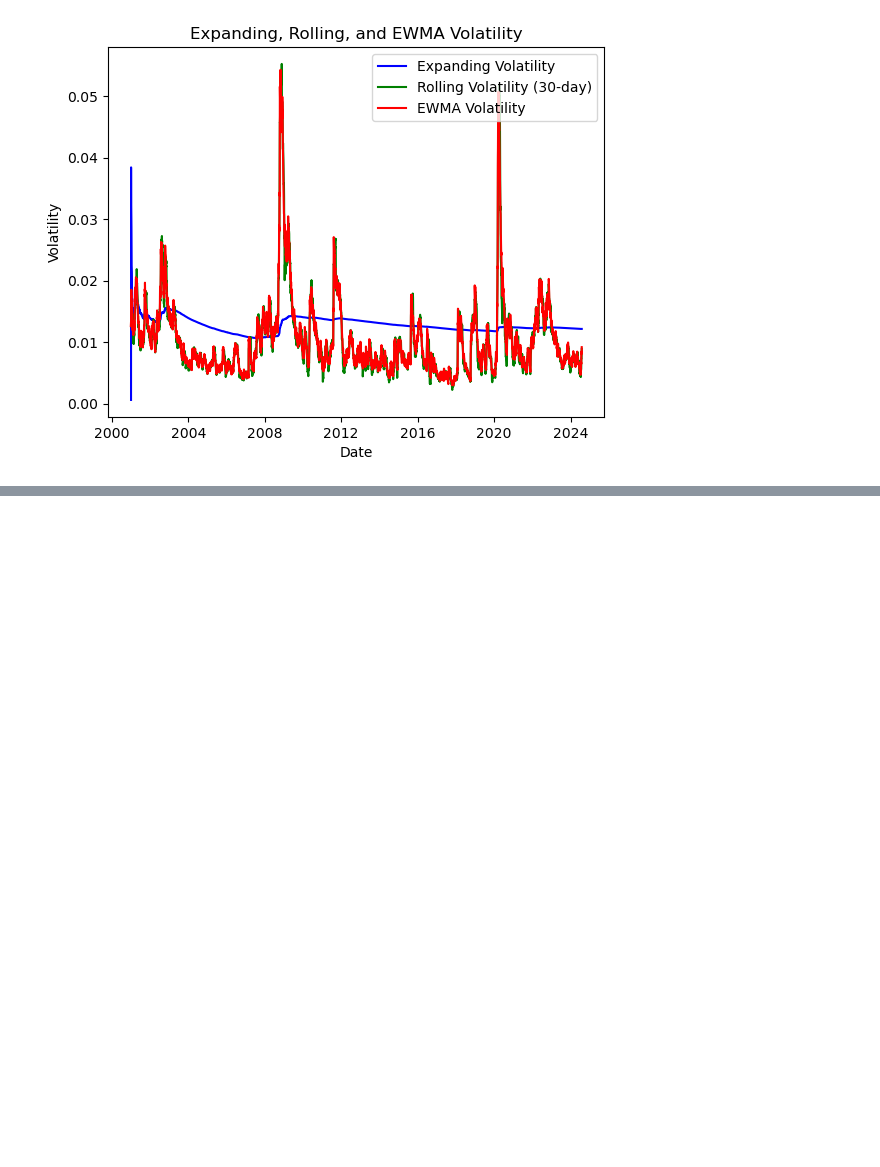
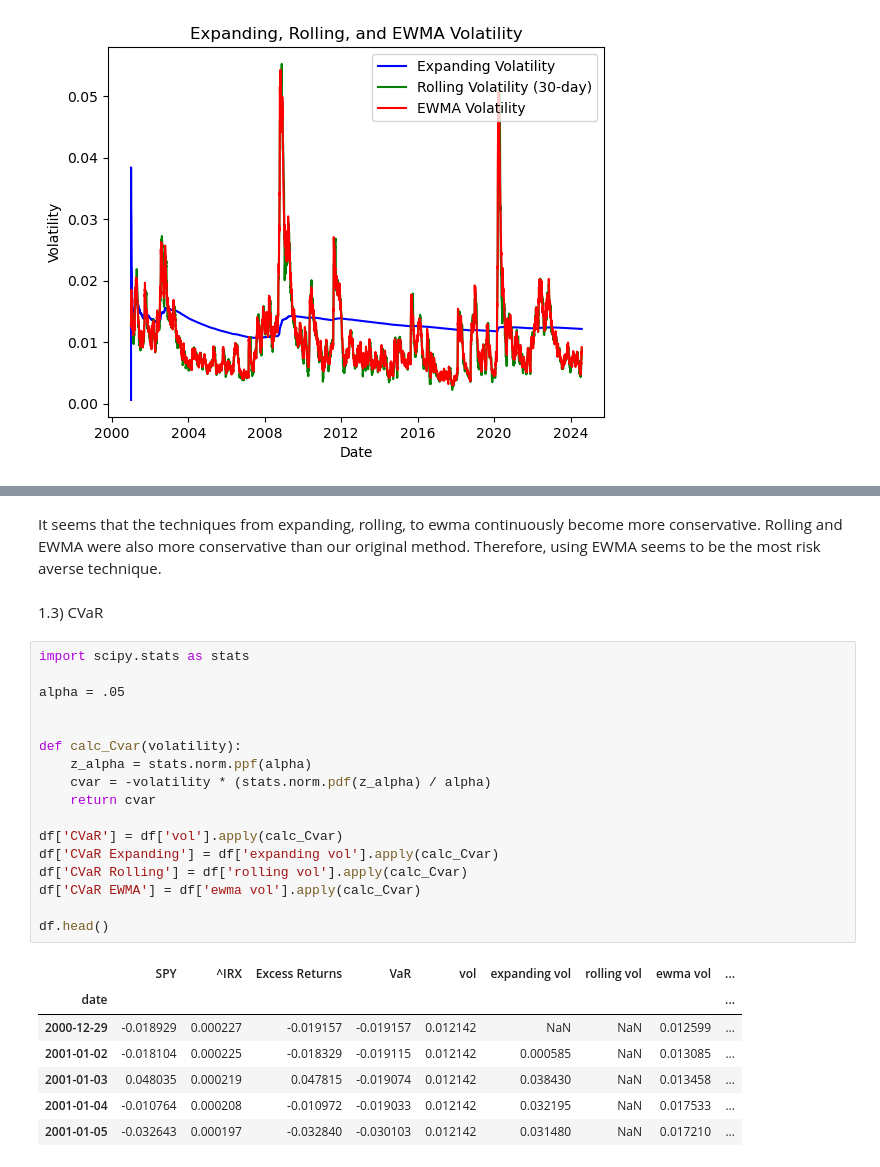
Before and after one commit to ekopen/finm-portfolio-2024, a Jupyter notebook: homework/Eric Kopen HW3.ipynb, the cells around one changed output, grey strips where cells are left out. Saved outputs shown, nothing was run; the diff lists cells and outputs as text; blank space fills up the shorter version.

```diff
--- a/homework/Eric Kopen HW3.ipynb
+++ b/homework/Eric Kopen HW3.ipynb
@@ -107,0 +131,29 @@ plt.show()
+# %% [markdown]
+It seems that the techniques from expanding, rolling, to ewma continuously become more conservative. Rolling and EWMA were also more conservative than our original method. Therefore, using EWMA seems to be the most risk averse technique.
+# %% [markdown]
+1.3) CVaR
+# %%
+import scipy.stats as stats
+
+alpha = .05
+
+
+def calc_Cvar(volatility):
+    z_alpha = stats.norm.ppf(alpha)
+    cvar = -volatility * (stats.norm.pdf(z_alpha) / alpha)
+    return cvar
+
+df['CVaR'] = df['vol'].apply(calc_Cvar)
+df['CVaR Expanding'] = df['expanding vol'].apply(calc_Cvar)
+df['CVaR Rolling'] = df['rolling vol'].apply(calc_Cvar)
+df['CVaR EWMA'] = df['ewma vol'].apply(calc_Cvar)
+
+df.head()
+# %% [output]
+|  | SPY | ^IRX | Excess Returns | VaR | vol | expanding vol | rolling vol | ewma vol | ... |
+| date |  |  |  |  |  |  |  |  | ... |
+| 2000-12-29 | -0.018929 | 0.000227 | -0.019157 | -0.019157 | 0.012142 | NaN | NaN | 0.012599 | ... |
+| 2001-01-02 | -0.018104 | 0.000225 | -0.018329 | -0.019115 | 0.012142 | 0.000585 | NaN | 0.013085 | ... |
+| 2001-01-03 | 0.048035 | 0.000219 | 0.047815 | -0.019074 | 0.012142 | 0.038430 | NaN | 0.013458 | ... |
+| 2001-01-04 | -0.010764 | 0.000208 | -0.010972 | -0.019033 | 0.012142 | 0.032195 | NaN | 0.017533 | ... |
+| 2001-01-05 | -0.032643 | 0.000197 | -0.032840 | -0.030103 | 0.012142 | 0.031480 | NaN | 0.017210 | ... |
```
Also changed, not shown: parts of 5 cells of this notebook, 1 other file.
